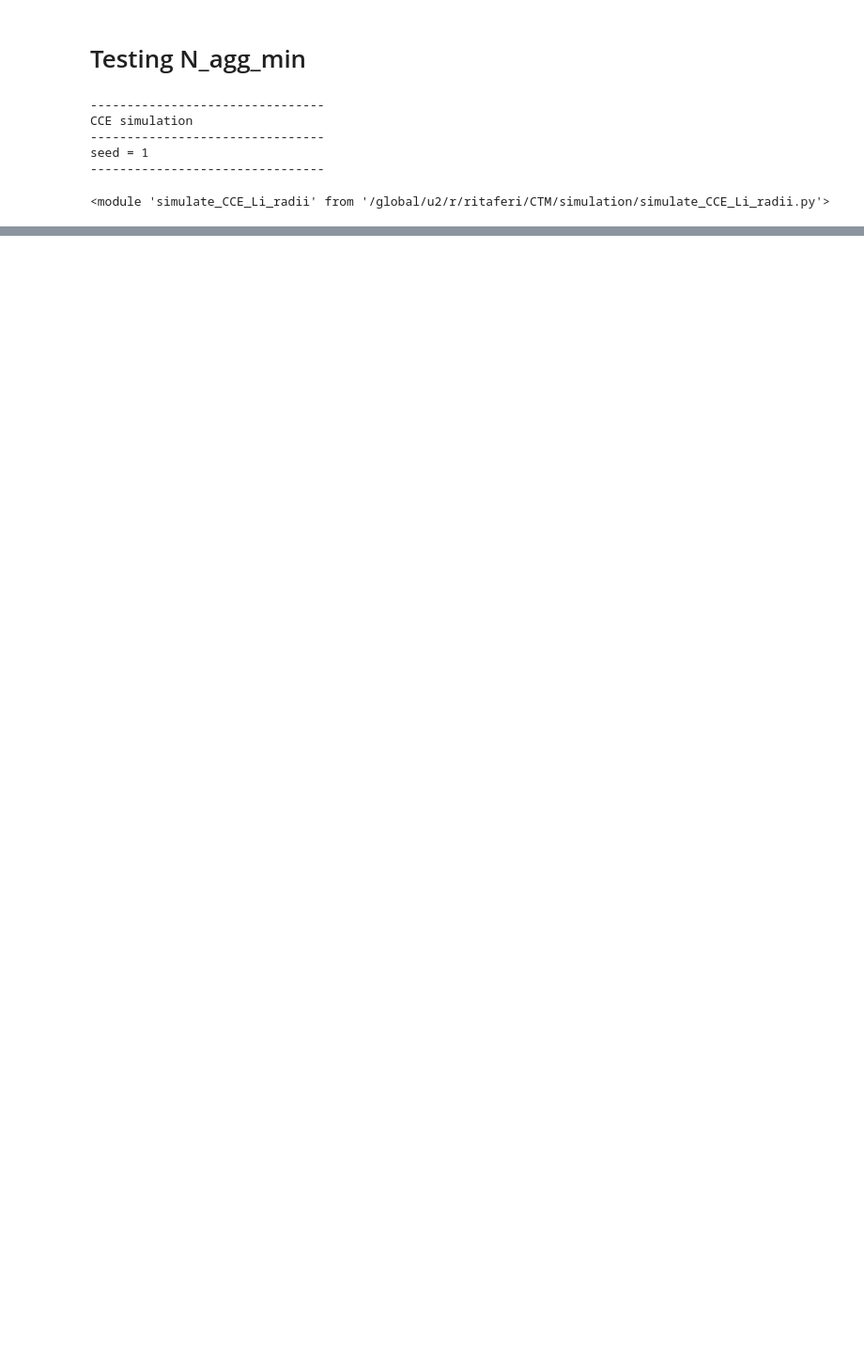
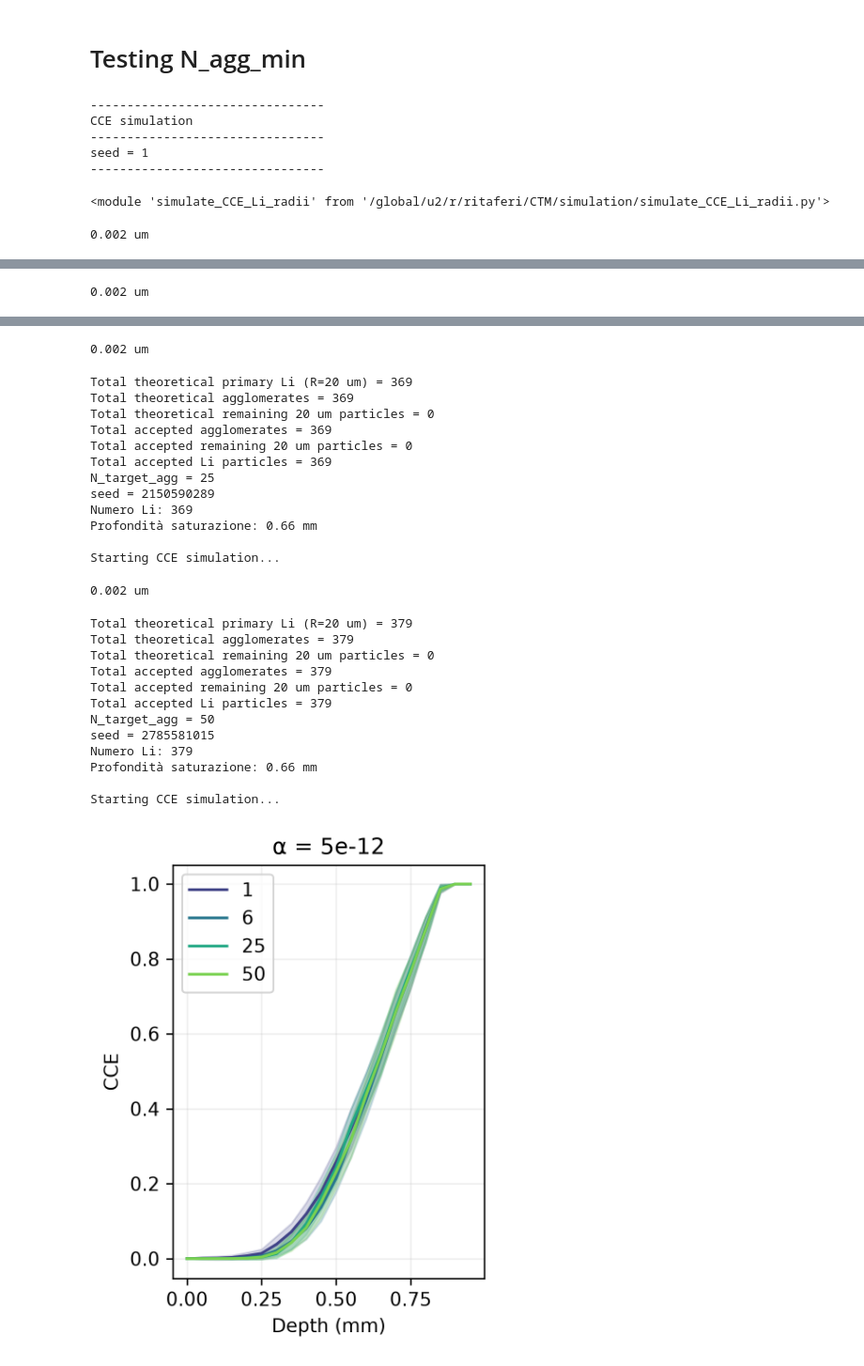
Before and after one commit to RitaF00/Charge-Trapping-Model-in-python, a Jupyter notebook: simulation/agglomerate.ipynb, the cells around one changed output, grey strips where cells are left out. Shown at 94% size. Saved outputs shown, nothing was run; the diff lists cells and outputs as text; code cells hidden in the pictures; blank space fills up the shorter version.

```diff
--- a/simulation/agglomerate.ipynb
+++ b/simulation/agglomerate.ipynb
@@ -2674,13 +2816,13 @@ seed = 1
 --------------------------------
 <module 'simulate_CCE_Li_radii' from '/global/u2/r/ritaferi/CTM/simulation/simulate_CCE_Li_radii.py'>
 # %%
-N_mins  = [1 , 2, 6, 25 ]
+N_mins  = [1 , 6, 25, 50 ]
 colors = plt.colormaps["viridis"](
     np.linspace(0.2, 0.8, len(N_mins))
 )
 plt.figure(figsize = (3,4),  dpi = 300)
 for i,N_min in enumerate(N_mins):
-    alpha = 5e-8
+    alpha = 5e-12
     # LITHIUM GENERATION
     seed = np.random.SeedSequence().generate_state(1)[0]
     my_args = argparse.Namespace(
@@ -2697,7 +2839,7 @@ for i,N_min in enumerate(N_mins):
         )
 
     params = simulate_CCE_Li_radii.update_parameters(my_args)
-    cells, saturation_depth, px, py, pz, lithium_distribution = simulate_CCE_Li_radii.generate_lithium(params)
+    cells, saturation_depth, px, py, pz, particles_R, lithium_distribution = simulate_CCE_Li_radii.generate_lithium(params)
     print("N_target_agg =", N_min)
     print("seed =", my_args.seed)
     print("Numero Li:", len(px))
@@ -2742,3 +2884,5 @@ for i,N_min in enumerate(N_mins):
     plt.xlabel("Depth (mm)")
     plt.ylabel("CCE")
     plt.legend()
+# %% [output]
+0.002 um
@@ -2744,0 +2901 @@ for i,N_min in enumerate(N_mins):
+0.002 um
@@ -2745,2 +2914,29 @@ for i,N_min in enumerate(N_mins):
+0.002 um
+Total theoretical primary Li (R=20 um) = 369
+Total theoretical agglomerates = 369
+Total theoretical remaining 20 um particles = 0
+Total accepted agglomerates = 369
+Total accepted remaining 20 um particles = 0
+Total accepted Li particles = 369
+N_target_agg = 25
+seed = 2150590289
+Numero Li: 369
+Profondità saturazione: 0.66 mm
+
+Starting CCE simulation...
+0.002 um
+Total theoretical primary Li (R=20 um) = 379
+Total theoretical agglomerates = 379
+Total theoretical remaining 20 um particles = 0
+Total accepted agglomerates = 379
+Total accepted remaining 20 um particles = 0
+Total accepted Li particles = 379
+N_target_agg = 50
+seed = 2785581015
+Numero Li: 379
+Profondità saturazione: 0.66 mm
+
+Starting CCE simulation...
+[figure, added]
 # %%
 lithium_distribution
```
Also changed, not shown: parts of 9 cells of this notebook, 18 other files.
